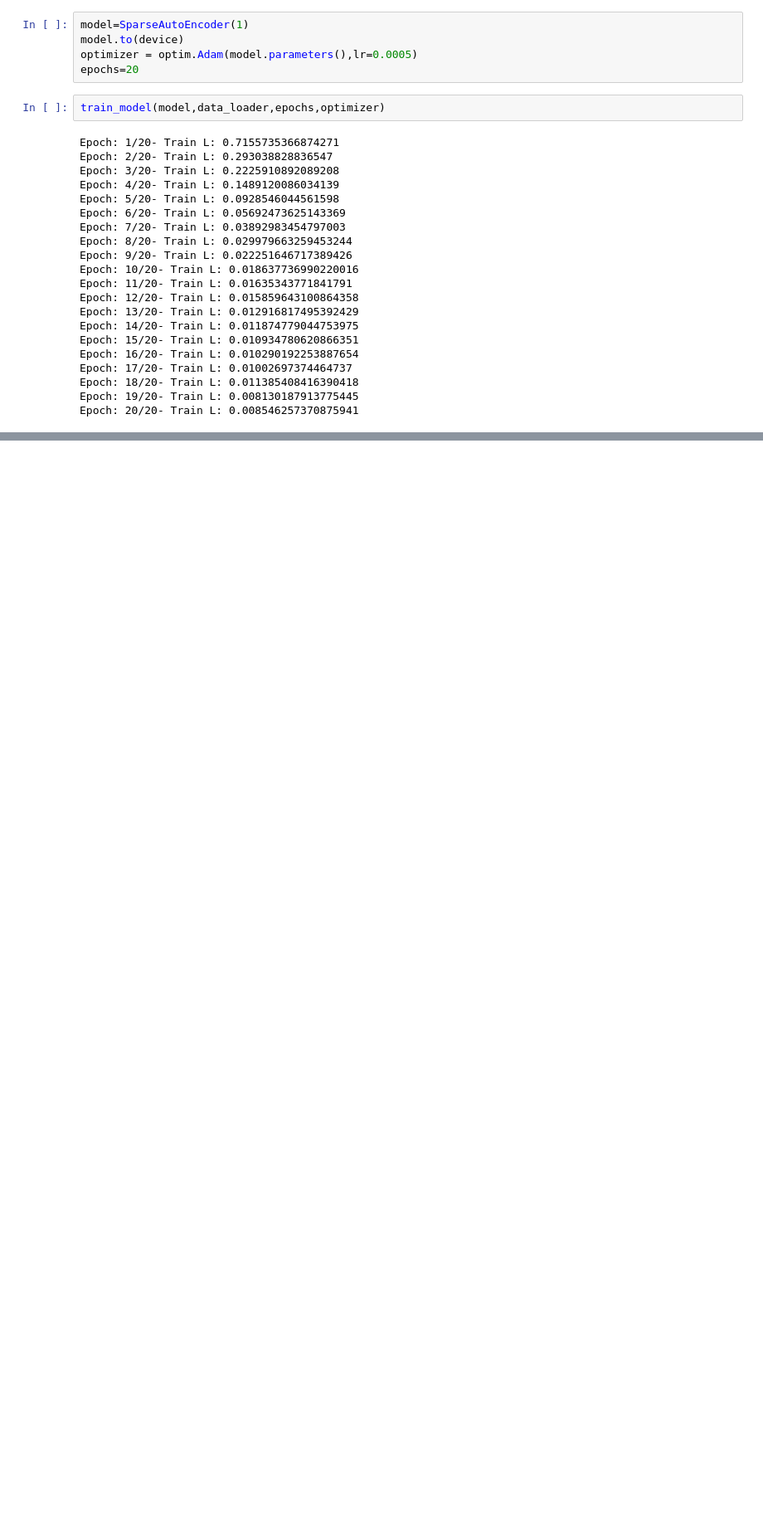
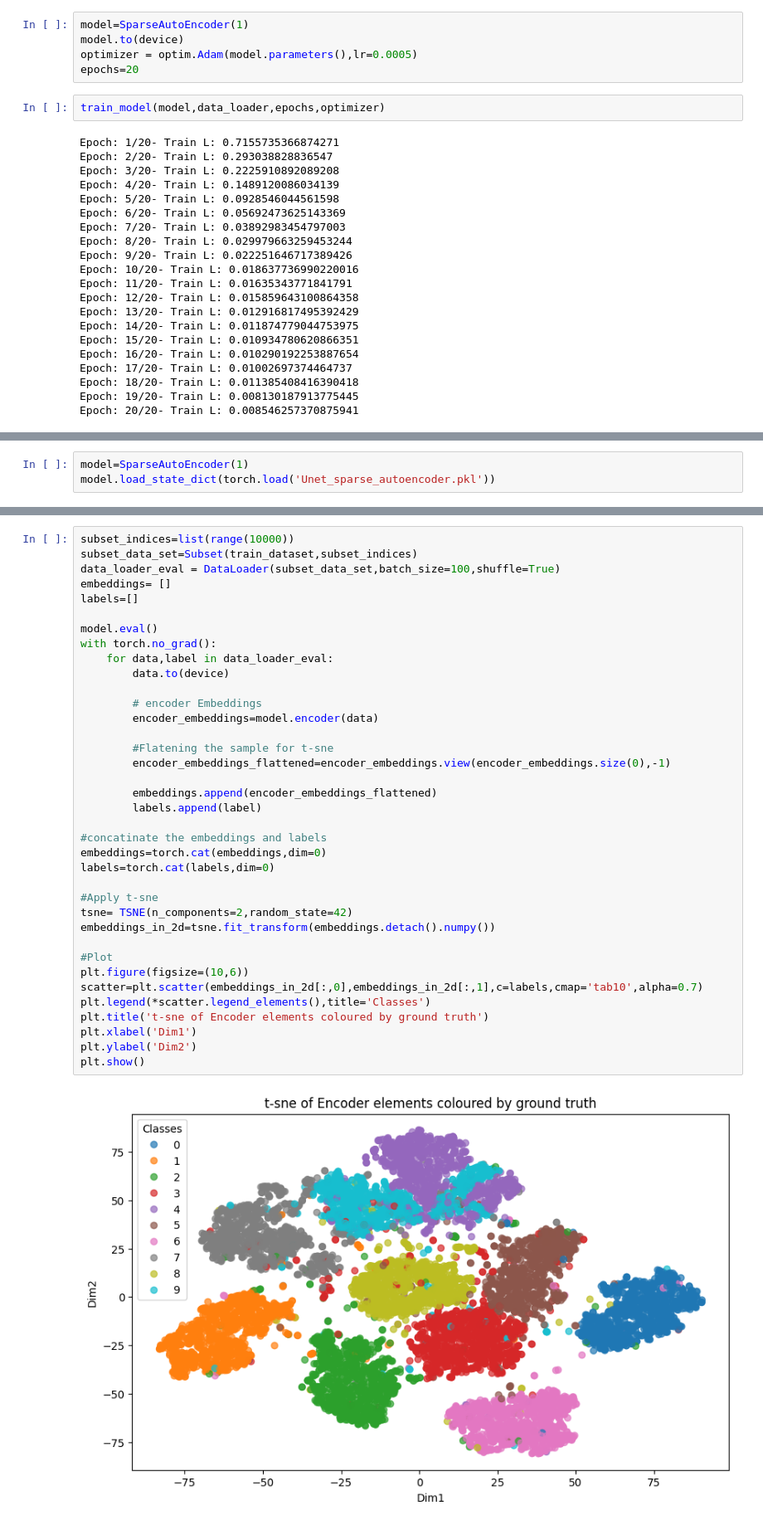
Before and after one commit to Eagle-Assassin/Deep-Learning, a Jupyter notebook: U-Net/U_net_sparse.ipynb, the cells around one changed output, grey strips where cells are left out. Shown at 83% size. Drawn from its saved outputs; the diff is of its cells as text; blank space fills up the shorter version.

```diff
--- a/U-Net/U_net_sparse.ipynb
+++ b/U-Net/U_net_sparse.ipynb
@@ -231,0 +238,3 @@ plt.show()
+# %%
+model=SparseAutoEncoder(1)
+model.load_state_dict(torch.load('Unet_sparse_autoencoder.pkl'))
@@ -231,0 +243,39 @@ plt.show()
+# %%
+subset_indices=list(range(10000))
+subset_data_set=Subset(train_dataset,subset_indices)
+data_loader_eval = DataLoader(subset_data_set,batch_size=100,shuffle=True)
+embeddings= []
+labels=[]
+
+model.eval()
+with torch.no_grad():
+    for data,label in data_loader_eval:
+        data.to(device)
+
+        # encoder Embeddings
+        encoder_embeddings=model.encoder(data)
+
+        #Flatening the sample for t-sne
+        encoder_embeddings_flattened=encoder_embeddings.view(encoder_embeddings.size(0),-1)
+
+        embeddings.append(encoder_embeddings_flattened)
+        labels.append(label)
+
+#concatinate the embeddings and labels
+embeddings=torch.cat(embeddings,dim=0)
+labels=torch.cat(labels,dim=0)
+
+#Apply t-sne
+tsne= TSNE(n_components=2,random_state=42)
+embeddings_in_2d=tsne.fit_transform(embeddings.detach().numpy())
+
+#Plot
+plt.figure(figsize=(10,6))
+scatter=plt.scatter(embeddings_in_2d[:,0],embeddings_in_2d[:,1],c=labels,cmap='tab10',alpha=0.7)
+plt.legend(*scatter.legend_elements(),title='Classes')
+plt.title('t-sne of Encoder elements coloured by ground truth')
+plt.xlabel('Dim1')
+plt.ylabel('Dim2')
+plt.show()
+# %% [output]
+[figure, added]
```
Also changed, not shown: parts of 15 cells of this notebook, 1 other file.
